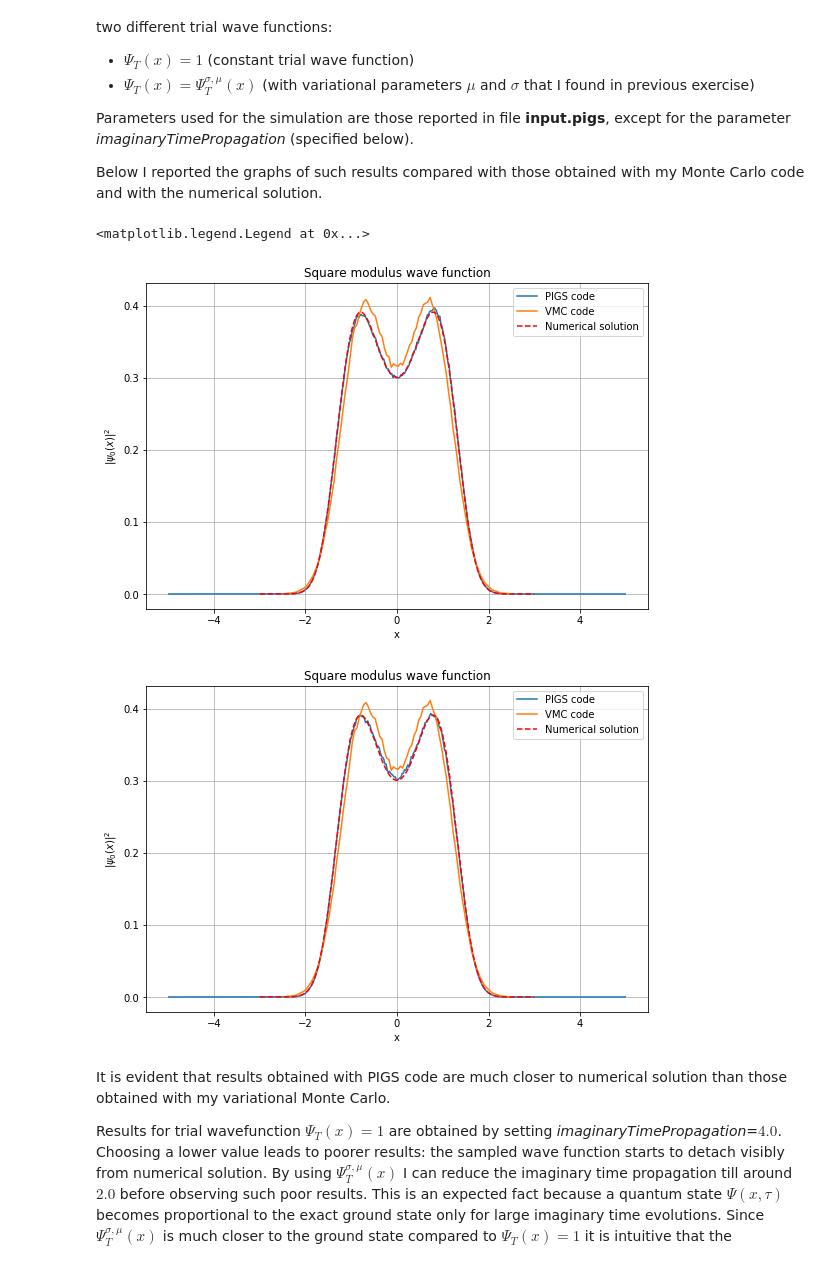
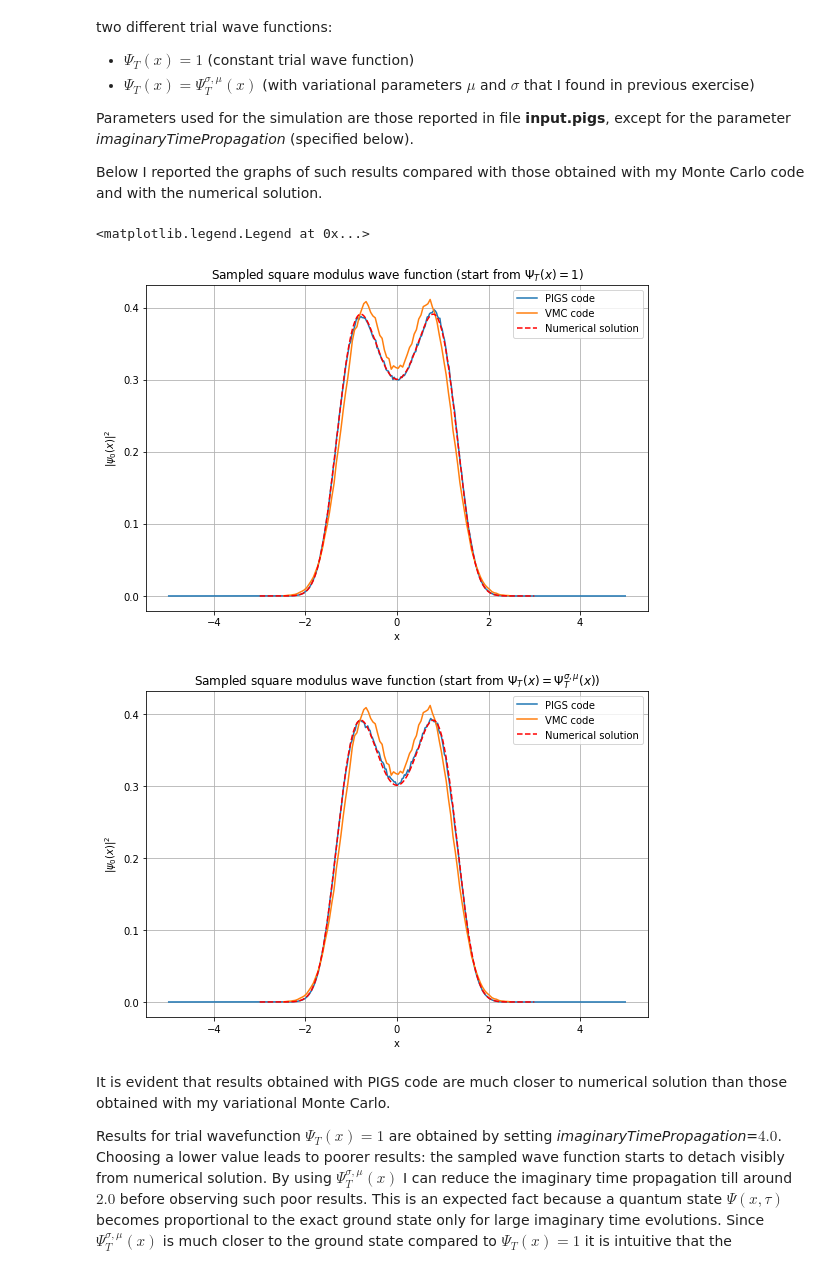
Before and after one commit to azzauzuaz/Numerical-Simulation-Laboratory, a Jupyter notebook: Lesson_08/Lesson_08.ipynb, the cells around one changed output. Saved outputs shown, nothing was run; the diff lists cells and outputs as text; code cells hidden in the pictures.

```diff
--- a/Lesson_08/Lesson_08.ipynb
+++ b/Lesson_08/Lesson_08.ipynb
@@ -134,34 +134,34 @@ Below I reported the graphs of such results compared with those obtained with my
 # %%
 plt.figure(1, figsize = (9, 6))
 
 x_pigs_const, y_pigs_const, yerr_pigs_const = np.loadtxt("QMC_1D/Exercise_03/PIGS_const/probability.dat", unpack = True)
 
 plt.plot(x_pigs_const, y_pigs_const, label="PIGS code")
 
 plt.plot(data_x, data_y, label="VMC code")
 plt.plot(x,(psi[0])**2, label="Numerical solution", linestyle='dashed', color='r')
-plt.title("Square modulus wave function")
+plt.title("Sampled square modulus wave function (start from $\Psi_T(x)=1$)")
 plt.xlabel("x")
 plt.ylabel(r"$|\psi_0(x)|^2$")
 plt.grid(True)
 plt.legend()
 
 plt.figure(2, figsize = (9, 6))
 
 x_pigs_tr, y_pigs_tr, yerr_pigs_tr = np.loadtxt("QMC_1D/Exercise_03/PIGS_trial/probability.dat", unpack = True)
 
 plt.plot(x_pigs_tr, y_pigs_tr, label="PIGS code")
 plt.plot(data_x, data_y, label="VMC code")
 plt.plot(x,(psi[0])**2, label="Numerical solution", linestyle='dashed', color='r')
-plt.title("Square modulus wave function")
+plt.title("Sampled square modulus wave function (start from $\Psi_T(x) = \Psi_T^{\sigma,\mu}(x)$)")
 plt.xlabel("x")
 plt.ylabel(r"$|\psi_0(x)|^2$")
 plt.grid(True)
 plt.legend()
 # %% [output]
 <matplotlib.legend.Legend at 0x...>
-[figure, old version]
+[figure, new version]
-[figure, old version]
+[figure, new version]
 # %% [markdown]
 It is evident that results obtained with PIGS code are much closer to numerical solution than those obtained with my variational Monte Carlo.
 
```
Also changed, not shown: parts of 1 cell of this notebook, 48 other files.
